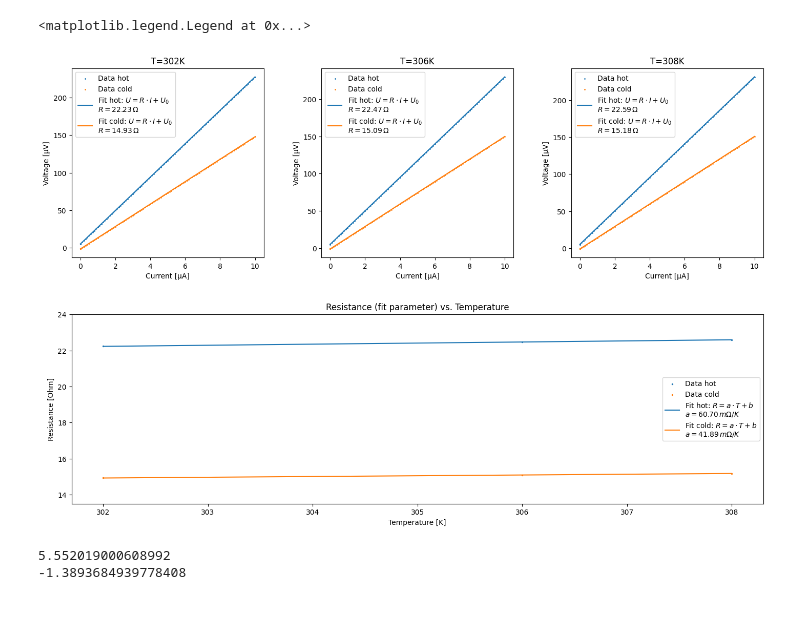
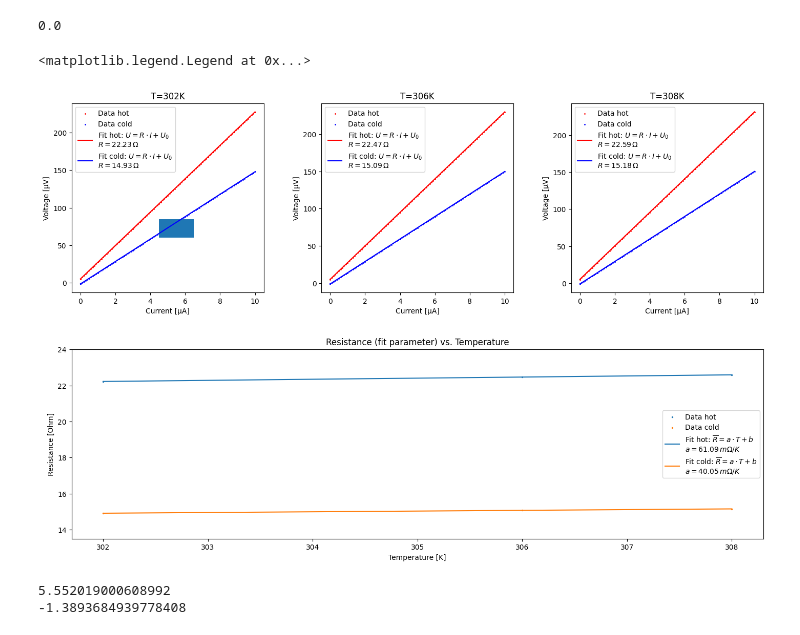
Before and after one commit to marisbaier/Fortgeschrittenpraktikum, a Jupyter notebook: Seebeck-Koeffizient/Versuch.ipynb, the cells around one changed output. Saved outputs shown, nothing was run; the diff lists cells and outputs as text; code cells hidden in the pictures.

```diff
--- a/Seebeck-Koeffizient/Versuch.ipynb
+++ b/Seebeck-Koeffizient/Versuch.ipynb
@@ -2,8 +2,12 @@
 import numpy as np
 import metrolopy as uc
 import matplotlib.pyplot as plt
+import matplotlib.patches as patches
 
 uc.gummy.style = '+-'
+
+colorA = "#FF0000"
+colorB = "#0000FF"
 # %%
 def read_file(path):
     with open(path, "r", encoding='ISO-8859-1') as file:
@@ -33,15 +37,15 @@ def fit_data(Strom, Spannung):
 
 def plot_data(ax, PlotTitle, StromHeiß, SpannungHeiß, StromKalt, SpannungKalt, FitSteigungHeiß, FitOffsetHeiß, FitSteigungKalt, FitOffsetKalt):
     # Plot data points
-    ax.scatter(np.array(StromHeiß)*10**6, np.array(SpannungHeiß)*10**6, label='Data hot', s=1)
-    ax.scatter(np.array(StromKalt)*10**6, np.array(SpannungKalt)*10**6, label='Data cold', s=1)
+    ax.scatter(np.array(StromHeiß)*10**6, np.array(SpannungHeiß)*10**6, label='Data hot', s=1, color=colorA)
+    ax.scatter(np.array(StromKalt)*10**6, np.array(SpannungKalt)*10**6, label='Data cold', s=1, color=colorB)
 
     # Plot fit
     Strom = np.linspace(np.min(StromHeiß), np.max(StromHeiß), 100)
     SpannungHeißFit = FitSteigungHeiß * Strom + FitOffsetHeiß
     SpannungKaltFit = FitSteigungKalt * Strom + FitOffsetKalt
-    ax.plot(Strom*10**6, SpannungHeißFit*10**6, label=r'Fit hot: $U = R \cdot I+U_0$'+'\n'+r'$R = {:.2f} \, \Omega$'.format(FitSteigungHeiß))
-    ax.plot(Strom*10**6, SpannungKaltFit*10**6, label=r'Fit cold: $U = R \cdot I+U_0$'+'\n'+r'$R = {:.2f} \, \Omega$'.format(FitSteigungKalt))
+    ax.plot(Strom*10**6, SpannungHeißFit*10**6, label=r'Fit hot: $U = R \cdot I+U_0$'+'\n'+r'$R = {:.2f} \, \Omega$'.format(FitSteigungHeiß), color=colorA)
+    ax.plot(Strom*10**6, SpannungKaltFit*10**6, label=r'Fit cold: $U = R \cdot I+U_0$'+'\n'+r'$R = {:.2f} \, \Omega$'.format(FitSteigungKalt), color=colorB)
 
     ax.set_title(PlotTitle)
     ax.set_xlabel('Current [µA]')
@@ -50,57 +54,59 @@ def plot_data(ax, PlotTitle, StromHeiß, SpannungHeiß, StromKalt, SpannungKalt,
 # %%
 fig = plt.figure(figsize=(15, 10))
 
-Temperature = []
-ResistanceHeiß = []
-uResistanceHeiß = []
-ResistanceKalt = []
-uResistanceKalt = []
-for i,(path1, path2, plottitle) in enumerate((
-    #("T302/2024-06-28_12-07-00 0001 T302_I0_RMessung(1,8,16,9).txt", "T302/2024-06-28_12-07-28 0001 T302_I0_RMessung(15,10,14,11).txt", "T=302K"),
-    ("T302/2024-06-28_12-36-07 0001 T302_I0_ZweiteMessung_RMessung(1,8,16,9).txt", "T302/2024-06-28_12-36-34 0001 T302_I0_ZweiteMessung_RMessung(15,10,14,11).txt", "T=302K"),
-    #("T306/2024-06-28_12-53-14 0001 T306_I0_RMessung(1,8,16,9).txt", "T306/2024-06-28_12-53-42 0001 T306_I0_RMessung(15,10,14,11).txt", "T=306K"),
-    ("T306/2024-06-28_13-17-59 0001 T306_I0_RzweiteMessung(1,8,16,9).txt","T306/2024-06-28_13-18-26 0001 T306_I0_RzweiteMessung(15,10,14,11).txt", "T=306K"),
-    #("T308/2024-06-28_13-48-29 0001 T308_I0_RMessung(1,8,16,9).txt", "T308/2024-06-28_13-22-52 0001 T308_I0_R(15,10,14,11).txt", "T=308K"),
-    ("T308/2024-06-28_13-48-29 0001 T308_I0_RMessung(1,8,16,9).txt", "T308/2024-06-28_13-48-56 0001 T308_I0_RMessung(15,10,14,11).txt", "T=308K"),
+Temperature, ResistanceHeiß, uResistanceHeiß, ResistanceKalt, uResistanceKalt = (np.zeros(3) for _ in range(5))
+print(Temperature[2])
+
+for i,pathtuple in enumerate((
+    (("T302/2024-06-28_12-07-00 0001 T302_I0_RMessung(1,8,16,9).txt", "T302/2024-06-28_12-07-28 0001 T302_I0_RMessung(15,10,14,11).txt", "T=302K"),
+    ("T302/2024-06-28_12-36-07 0001 T302_I0_ZweiteMessung_RMessung(1,8,16,9).txt", "T302/2024-06-28_12-36-34 0001 T302_I0_ZweiteMessung_RMessung(15,10,14,11).txt", "T=302K")),
+    (("T306/2024-06-28_12-53-14 0001 T306_I0_RMessung(1,8,16,9).txt", "T306/2024-06-28_12-53-42 0001 T306_I0_RMessung(15,10,14,11).txt", "T=306K"),
+    ("T306/2024-06-28_13-17-59 0001 T306_I0_RzweiteMessung(1,8,16,9).txt","T306/2024-06-28_13-18-26 0001 T306_I0_RzweiteMessung(15,10,14,11).txt", "T=306K")),
+    (("T308/2024-06-28_13-48-29 0001 T308_I0_RMessung(1,8,16,9).txt", "T308/2024-06-28_13-22-52 0001 T308_I0_R(15,10,14,11).txt", "T=308K"),
+    ("T308/2024-06-28_13-48-29 0001 T308_I0_RMessung(1,8,16,9).txt", "T308/2024-06-28_13-48-56 0001 T308_I0_RMessung(15,10,14,11).txt", "T=308K")),
 )):
-    StromHeiß, SpannungHeiß = read_file(path1)
-    StromKalt, SpannungKalt = read_file(path2)
+    for (path1, path2, plottitle) in pathtuple:
+        StromHeiß, SpannungHeiß = read_file(path1)
+        StromKalt, SpannungKalt = read_file(path2)
 
-    FitSteigungHeiß, FitOffsetHeiß, FitUnsicherheitSteigungHeiß = fit_data(StromHeiß, SpannungHeiß)
-    FitSteigungKalt, FitOffsetKalt, FitUnsicherheitSteigungKalt = fit_data(StromKalt, SpannungKalt)
+        FitSteigungHeiß, FitOffsetHeiß, FitUnsicherheitSteigungHeiß = fit_data(StromHeiß, SpannungHeiß)
+        FitSteigungKalt, FitOffsetKalt, FitUnsicherheitSteigungKalt = fit_data(StromKalt, SpannungKalt)
 
-    Temperature.append(int(plottitle[2:5]))
-    ResistanceHeiß.append(FitSteigungHeiß)
-    uResistanceHeiß.append(FitUnsicherheitSteigungHeiß)
-    ResistanceKalt.append(FitSteigungKalt)
-    uResistanceKalt.append(FitUnsicherheitSteigungKalt)
+        Temperature[i] = int(plottitle[2:5])
+        ResistanceHeiß[i] += FitSteigungHeiß / 2
+        uResistanceHeiß[i] += FitUnsicherheitSteigungHeiß / 2
+        ResistanceKalt[i] += FitSteigungKalt / 2
+        uResistanceKalt[i] += FitUnsicherheitSteigungKalt / 2
 
     plot_data(plt.subplot(2,3,i+1), plottitle, StromHeiß, SpannungHeiß, StromKalt, SpannungKalt, FitSteigungHeiß, FitOffsetHeiß, FitSteigungKalt, FitOffsetKalt)
 
-fitHeiß = uc.PolyFit(Temperature, ResistanceHeiß, deg=1)
-fitHeißSteigung = fitHeiß.pf[1]
-fitHeißOffset = fitHeiß.pf[0]
-fitKalt = uc.PolyFit(Temperature, ResistanceKalt, deg=1)
-fitKaltSteigung = fitKalt.pf[1]
-fitKaltOffset = fitKalt.pf[0]
+# The rectangle
+rect1 = patches.Rectangle((4.5,60), 2, 25, facecolor='none')
+rect2 = patches.Rectangle((4.5,60), 2, 25, facecolor='none')
+plt.subplot(2,3,1).add_patch(rect1, rect2)
+
+# The plot below
+fitHeißSteigung, fitHeißOffset, _ =  fit_data(Temperature, ResistanceHeiß)
+fitKaltSteigung, fitKaltOffset, _ =  fit_data(Temperature, ResistanceKalt)
 
 plt.subplots_adjust(hspace=0.3, wspace=0.3, top=0.95, bottom=0.1, left=0.05, right=0.95)
 ax = plt.subplot(2,1,2)
 ax.scatter(Temperature, ResistanceHeiß, label='Data hot', s=2)
 ax.scatter(Temperature, ResistanceKalt, label='Data cold', s=2)
 Temperature = np.linspace(np.min(Temperature), np.max(Temperature), 100)
 ResistanceHeißFit = fitHeißSteigung * Temperature + fitHeißOffset
 ResistanceKaltFit = fitKaltSteigung * Temperature + fitKaltOffset
-ax.plot(Temperature, ResistanceHeißFit, label=r'Fit hot: $R = a \cdot T + b$'+'\n'+r'$a = {:.2f} \, m\Omega/K$'.format(fitHeißSteigung*1000))
-ax.plot(Temperature, ResistanceKaltFit, label=r'Fit cold: $R = a \cdot T + b$'+'\n'+r'$a = {:.2f} \, m\Omega/K$'.format(fitKaltSteigung*1000))
+ax.plot(Temperature, ResistanceHeißFit, label=r'Fit hot: $\overline{R} = a \cdot T + b$'+'\n'+r'$a = {:.2f} \, m\Omega/K$'.format(fitHeißSteigung*1000))
+ax.plot(Temperature, ResistanceKaltFit, label=r'Fit cold: $\overline{R} = a \cdot T + b$'+'\n'+r'$a = {:.2f} \, m\Omega/K$'.format(fitKaltSteigung*1000))
 ax.set_title('Resistance (fit parameter) vs. Temperature')
 ax.set_xlabel('Temperature [K]')
 ax.set_ylabel('Resistance [Ohm]')
 ax.set_ylim(13.5, 24)
 ax.legend()
 # %% [output]
-<matplotlib.legend.Legend at 0x...>
+0.0
+<matplotlib.legend.Legend at 0x...>
-[figure, old version]
+[figure, new version]
 # %%
 StromHeiß, SpannungHeiß = read_file("T302/2024-06-28_12-07-00 0001 T302_I0_RMessung(1,8,16,9).txt")
 StromKalt, SpannungKalt = read_file("T302/2024-06-28_12-07-28 0001 T302_I0_RMessung(15,10,14,11).txt")
```
